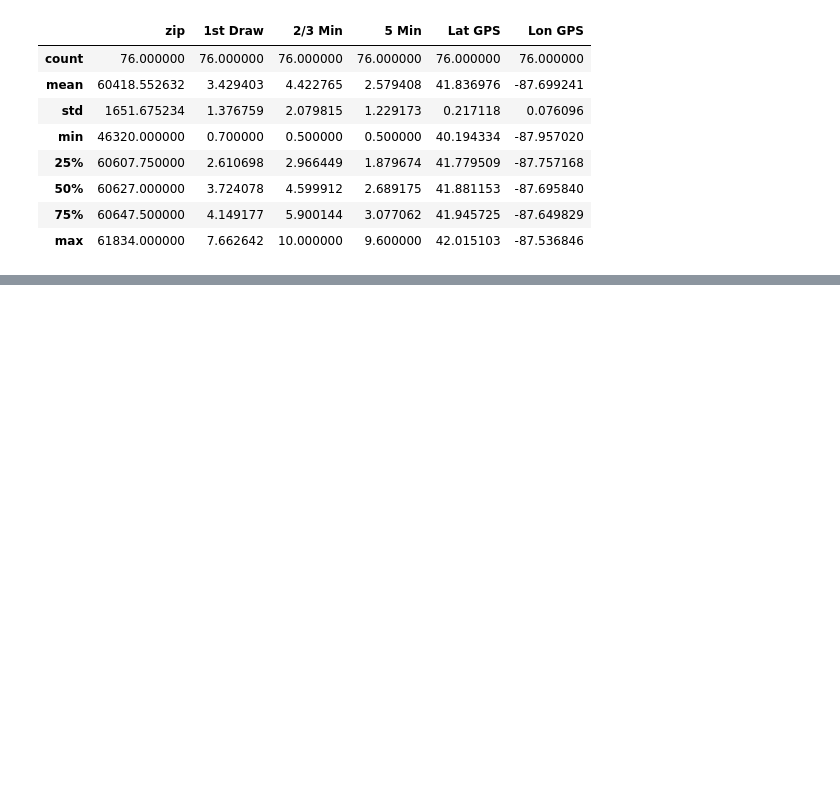
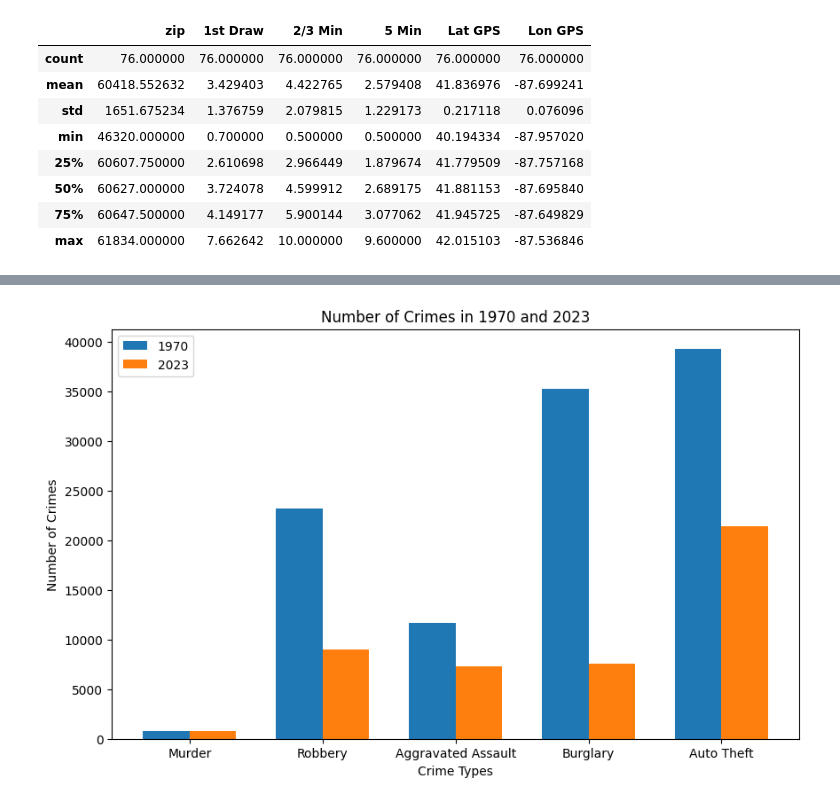
Before and after one commit to ebugarin/Chicago-Water-Lead-Levels-Analyzation, a Jupyter notebook: visualization.ipynb, the cells around one changed output, grey strips where cells are left out. Cells and saved outputs as stored; diff of their text form; code cells hidden in the pictures; blank space fills up the shorter version.

```diff
--- a/visualization.ipynb
+++ b/visualization.ipynb
@@ -450,0 +474,29 @@ See the caveats in the documentation: https://pandas.pydata.org/pandas-docs/stab
+# %%
+data = {
+    'CrimeCategory': ['Murder', 'Robbery', 'Aggravated Assault', 'Burglary', 'Auto Theft'],
+    '2023': [804, 8973, 7267, 7592,21422],
+    '1970': [810, 23198, 11667, 35190, 39268],
+}
+
+crime_df = pd.DataFrame(data)
+plt.figure(figsize=(10, 6))
+
+# Plot the bars for 1970
+bar_width = 0.35
+index = range(len(crime_df))
+plt.bar(index, crime_df['1970'], width=bar_width, label='1970')
+
+# Plot the bars for 2023 next to the bars for 1970
+plt.bar([i + bar_width for i in index], crime_df['2023'], width=bar_width, label='2023')
+
+# Set labels, title, and legend
+plt.xlabel('Crime Types')
+plt.ylabel('Number of Crimes')
+plt.title('Number of Crimes in 1970 and 2023')
+plt.xticks([i + bar_width/2 for i in index], crime_df['CrimeCategory'])
+plt.legend()
+
+# Show the plot
+plt.show()
+# %% [output]
+[figure, added]
```
Also changed, not shown: parts of 17 cells of this notebook.
